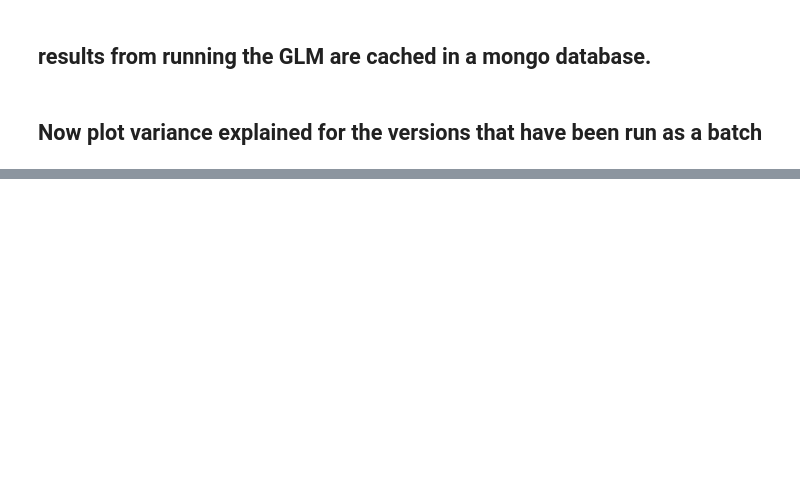
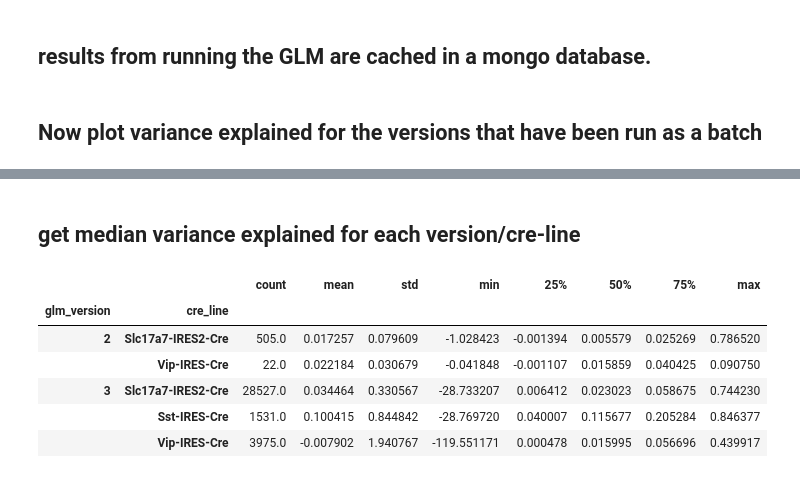
Before and after one commit to AllenInstitute/visual_behavior_glm, a Jupyter notebook: notebooks/2020.07.28_compare_GLM_versions.ipynb, the cells around one changed output, grey strips where cells are left out. Drawn from its saved outputs; the diff is of its cells as text; code cells hidden in the pictures; blank space fills up the shorter version.

Commit message:
a function for summarizing results

```diff
--- a/notebooks/2020.07.28_compare_GLM_versions.ipynb
+++ b/notebooks/2020.07.28_compare_GLM_versions.ipynb
@@ -14,3 +14,16 @@ fig, ax = gvt.compare_var_explained(results['full'])
 # %% [output]
 [interactive output not drawn]
 [interactive output not drawn]
+# %% [markdown]
+## get median variance explained for each version/cre-line
+# %%
+results_summary = results['full'].groupby(['glm_version','cre_line'])['Full_avg_cv_var_test'].describe()
+results_summary
+# %% [output]
+|  |  | count | mean | std | min | 25% | 50% | 75% | max |
+| glm_version | cre_line |  |  |  |  |  |  |  |  |
+| 2 | Slc17a7-IRES2-Cre | 505.0 | 0.017257 | 0.079609 | -1.028423 | -0.001394 | 0.005579 | 0.025269 | 0.786520 |
+|  | Vip-IRES-Cre | 22.0 | 0.022184 | 0.030679 | -0.041848 | -0.001107 | 0.015859 | 0.040425 | 0.090750 |
+| 3 | Slc17a7-IRES2-Cre | 28527.0 | 0.034464 | 0.330567 | -28.733207 | 0.006412 | 0.023023 | 0.058675 | 0.744230 |
+|  | Sst-IRES-Cre | 1531.0 | 0.100415 | 0.844842 | -28.769720 | 0.040007 | 0.115677 | 0.205284 | 0.846377 |
+|  | Vip-IRES-Cre | 3975.0 | -0.007902 | 1.940767 | -119.551171 | 0.000478 | 0.015995 | 0.056696 | 0.439917 |
```
Also changed, not shown: 1 other file.
